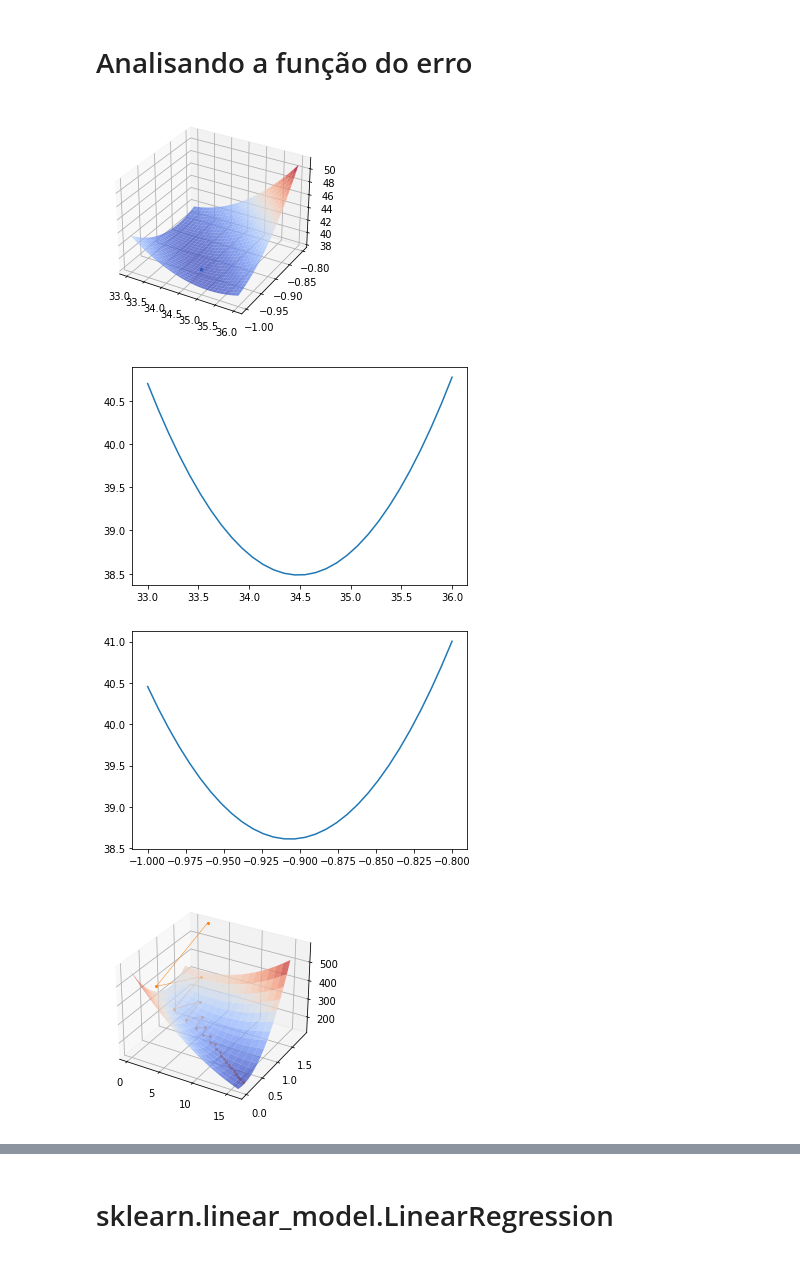
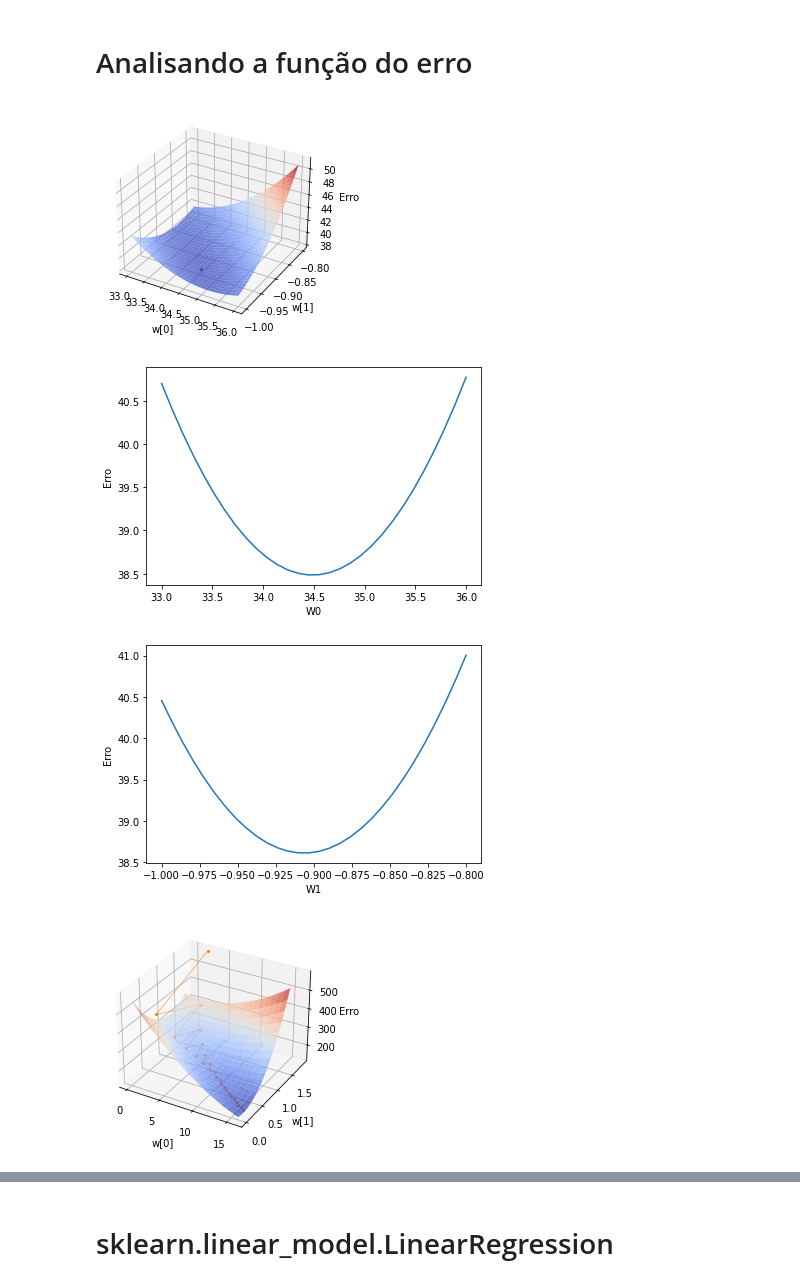
Before and after one commit to fboldt/aulasml, a Jupyter notebook: plan/regressao.ipynb, the cells around one changed output, grey strips where cells are left out. Cells and saved outputs as stored; diff of their text form; code cells hidden in the pictures.

```diff
--- a/plan/regressao.ipynb
+++ b/plan/regressao.ipynb
@@ -56,0 +73,10 @@ plt.show()
+# %%
+def mse(y, ypred):
+    yDiff = ypred - y.reshape(-1,1)
+    yDiffSquare = yDiff**2
+    errorSum = sum(yDiffSquare)
+    mse = errorSum/len(yDiffSquare)
+    return mse
+
+ypred = modelo(X12, -1, 40)
+mse(y, ypred)
@@ -248,9 +280,6 @@ Erro = z_function(W0, W1)
 
 ax = plt.axes(projection="3d")
 ax.plot_wireframe(W0, W1, Erro)
-ax.set_xlabel('w[0]')
-ax.set_ylabel('w[1]')
-ax.set_zlabel('Erro')
 
 ax = plt.axes(projection='3d')
 ax.plot_surface(W0, W1, Erro, rstride=1, cstride=1, alpha=0.75,
@@ -261,19 +290,27 @@ ypred = modelo_rl.predict(X12)
 mse = mean_squared_error(y, ypred)
 ax.scatter(modelo_rl.w[0],modelo_rl.w[1],mse, marker='*', s=10)
 
+ax.set_xlabel('w[0]')
+ax.set_ylabel('w[1]')
+ax.set_zlabel('Erro')
+
 plt.show()
 # %% [output]
-[figure, old version]
+[figure, new version]
 # %%
+plt.ylabel("Erro")
+plt.xlabel("W0")
 i = 8
 plt.plot(W0[i,:],Erro[i,:])
 plt.show()
 
+plt.ylabel("Erro")
+plt.xlabel("W1")
 plt.plot(W1[:,i],Erro[:,i])
 plt.show()
 # %% [output]
-[figure, old version]
+[figure, new version]
-[figure, old version]
+[figure, new version]
 # %%
 class regressao_linear_plot:
     def __init__(self):
@@ -302,30 +339,30 @@ class regressao_linear_plot:
 # %%
 from sklearn.metrics import mean_squared_error
 import numpy as np
 
-w0 = np.linspace(0, 16, 17)
-w1 = np.linspace(0, 1.6, 17)
+w0 = np.linspace(0, 16, 20)
+w1 = np.linspace(0, 1.6, 20)
 
 W0, W1 = np.meshgrid(w0, w1)
 Erro = z_function(W0, W1)
 
 ax = plt.axes(projection="3d")
 ax.plot_wireframe(W0, W1, Erro)
-ax.set_xlabel('w[0]')
-ax.set_ylabel('w[1]')
-ax.set_zlabel('Erro')
-
 ax = plt.axes(projection='3d')
 ax.plot_surface(W0, W1, Erro, rstride=1, cstride=1, alpha=0.75,
                 cmap='coolwarm', edgecolor='none')
 
 modelo_rl = regressao_linear_plot()
 modelo_rl.fit(X12, y)
 ypred = modelo_rl.predict(X12)
 wh = np.array(modelo_rl.wh)
 ax.plot(wh[:,0],wh[:,1],wh[:,2], marker="o", linewidth=0.5, markersize=2)
 
+ax.set_xlabel('w[0]')
+ax.set_ylabel('w[1]')
+ax.set_zlabel('Erro')
+
 plt.show()
 # %% [output]
-[figure, old version]
+[figure, new version]
 # %%
```
Also changed, not shown: parts of 14 cells of this notebook.
